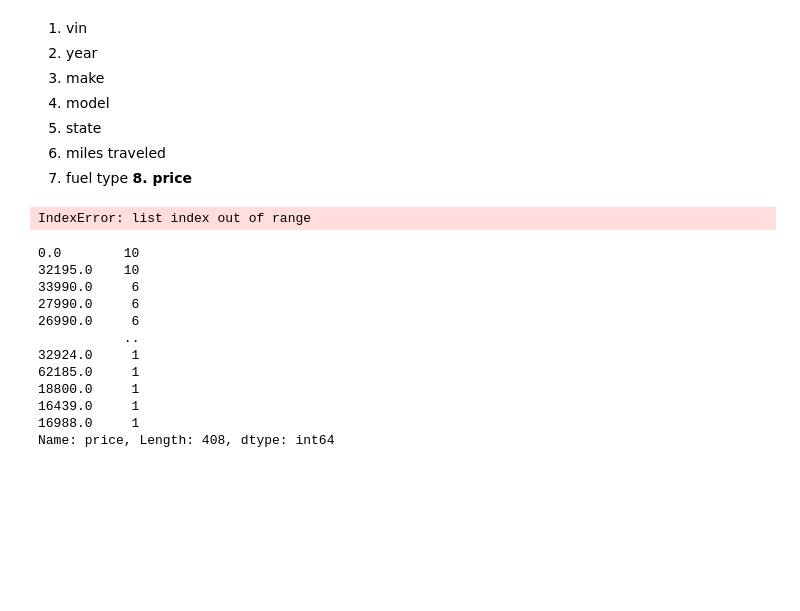
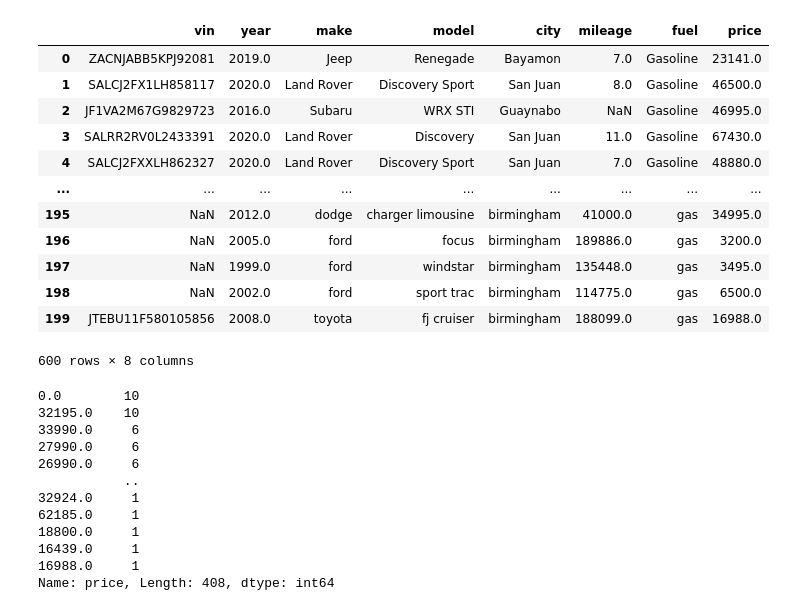
Before and after one commit to COGS118A/Group002-Wi23, a Jupyter notebook: car-prices.ipynb, the cells around one changed output. Saved outputs shown, nothing was run; the diff lists cells and outputs as text; code cells hidden in the pictures; blank space fills up the shorter version.

```diff
--- a/car-prices.ipynb
+++ b/car-prices.ipynb
@@ -31,31 +80,33 @@ for dirname, _, filenames in os.walk('/kaggle/input'):
-# %% [markdown]
-1. vin
-2. year
-3. make
-4. model
-5. state
-6. miles traveled
-7. fuel type
-**8. price**
 # %%
-
 df1 = dfs[0]
 df1 = df1[['vin', 'year', 'make_name', 'model_name', 'city', 'mileage', 'fuel_type', 'price']]
 df1.columns = ['vin', 'year', 'make', 'model', 'city', 'mileage', 'fuel', 'price']
 
-df2 = dfs[1]
+df2 = dfs[2]
 df2 = df2[['vin', 'year', 'make', 'model', 'city', 'miles', 'fuel_type', 'price']]
 df2.columns = ['vin', 'year', 'make', 'model', 'city', 'mileage', 'fuel', 'price']
 
-df3 = dfs[2]
+df3 = dfs[1]
 df3 = df3[['VIN', 'year', 'manufacturer', 'model', 'region', 'odometer', 'fuel', 'price']]
 df3.columns = ['vin', 'year', 'make', 'model', 'city', 'mileage', 'fuel', 'price']
 
 frames=[df1,df2,df3]
 df = pd.concat(frames)
 display(df)
 # %% [output]
+|  | vin | year | make | model | city | mileage | fuel | price |
+| 0 | ZACNJABB5KPJ92081 | 2019.0 | Jeep | Renegade | Bayamon | 7.0 | Gasoline | 23141.0 |
+| 1 | SALCJ2FX1LH858117 | 2020.0 | Land Rover | Discovery Sport | San Juan | 8.0 | Gasoline | 46500.0 |
+| 2 | JF1VA2M67G9829723 | 2016.0 | Subaru | WRX STI | Guaynabo | NaN | Gasoline | 46995.0 |
+| 3 | SALRR2RV0L2433391 | 2020.0 | Land Rover | Discovery | San Juan | 11.0 | Gasoline | 67430.0 |
+| 4 | SALCJ2FXXLH862327 | 2020.0 | Land Rover | Discovery Sport | San Juan | 7.0 | Gasoline | 48880.0 |
+| ... | ... | ... | ... | ... | ... | ... | ... | ... |
+| 195 | NaN | 2012.0 | dodge | charger limousine | birmingham | 41000.0 | gas | 34995.0 |
+| 196 | NaN | 2005.0 | ford | focus | birmingham | 189886.0 | gas | 3200.0 |
+| 197 | NaN | 1999.0 | ford | windstar | birmingham | 135448.0 | gas | 3495.0 |
+| 198 | NaN | 2002.0 | ford | sport trac | birmingham | 114775.0 | gas | 6500.0 |
+| 199 | JTEBU11F580105856 | 2008.0 | toyota | fj cruiser | birmingham | 188099.0 | gas | 16988.0 |
-IndexError: list index out of range
+600 rows × 8 columns
 # %%
 cities = sorted(list(df.city.unique()))
 # %%
```
Also changed, not shown: parts of 11 cells of this notebook.
